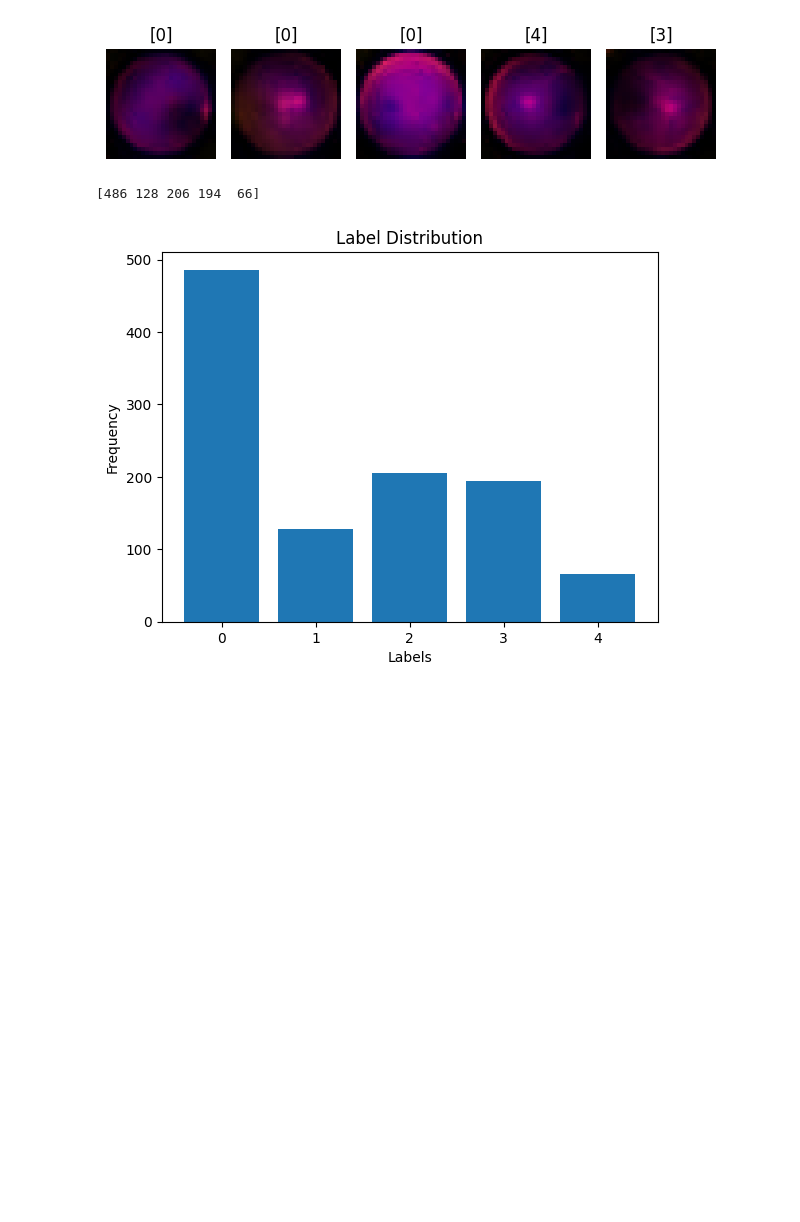
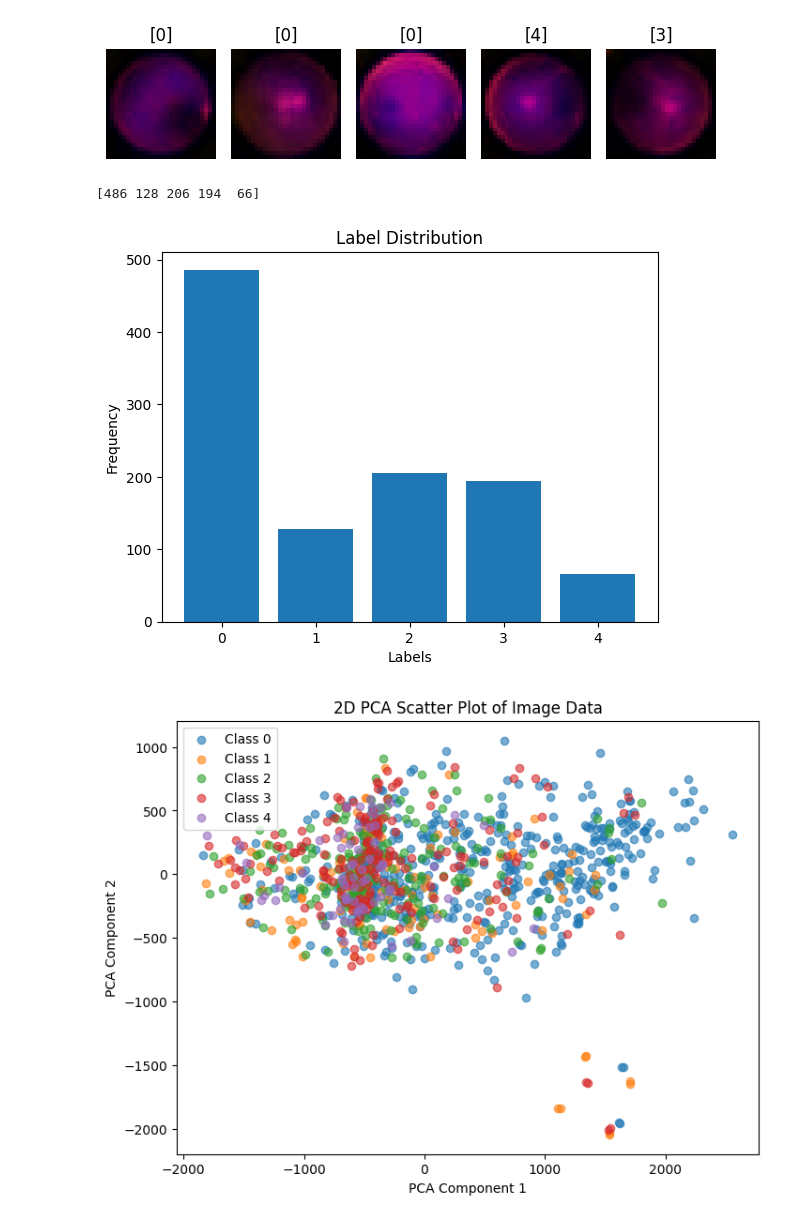
Before and after one commit to likeskymore/3395-competition2, a Jupyter notebook: notebook.ipynb, the cells around one changed output. Drawn from its saved outputs; the diff is of its cells as text; code cells hidden in the pictures; blank space fills up the shorter version.

```diff
--- a/notebook.ipynb
+++ b/notebook.ipynb
@@ -3,34 +3,83 @@ import pickle
 import matplotlib.pyplot as plt
 import numpy as np
 import csv
-import optuna
 from sklearn.metrics import confusion_matrix, ConfusionMatrixDisplay
+from sklearn.decomposition import PCA
+import matplotlib.pyplot as plt
+
+
 
 
 # Load the data
 with open('data/train_data.pkl', 'rb') as f:
     data = pickle.load(f)
 
 images = data['images']
 labels = data['labels']
 
 for i in range(5):
     plt.subplot(1, 5, i+1)
     plt.imshow(images[i])
     plt.title(f"{labels[i]}")
     plt.axis('off')
 
 plt.tight_layout()
 plt.show()
 
 unique_labels = np.unique(labels, return_counts=True)
 print(unique_labels[1])
 plt.bar(unique_labels[0], unique_labels[1])
 plt.xlabel('Labels')
 plt.ylabel('Frequency')
 plt.title('Label Distribution')
 plt.show()
+
+
+y = labels.flatten()  # Ensure y is 1D
+
+# Flatten images
+X = images.reshape(len(images), -1)
+
+pca2 = PCA(n_components=2)
+X_reduced = pca2.fit_transform(X)
+
+# Plot
+plt.figure(figsize=(8,6))
+for lbl in np.unique(y):
+    plt.scatter(X_reduced[y==lbl, 0], X_reduced[y==lbl, 1], label=f"Class {lbl}", alpha=0.6)
+plt.xlabel('PCA Component 1')
+plt.ylabel('PCA Component 2')
+plt.title('2D PCA Scatter Plot of Image Data')
+plt.legend()
+plt.show()
+
+
+
+# Reduce to 3 components
+pca3 = PCA(n_components=3)
+X_reduced = pca3.fit_transform(X)
+
+# Plot in 3D
+fig = plt.figure(figsize=(10, 8))
+ax = fig.add_subplot(111, projection='3d')
+
+for lbl in np.unique(y):
+    ax.scatter(
+        X_reduced[y == lbl, 0],
+        X_reduced[y == lbl, 1],
+        X_reduced[y == lbl, 2],
+        label=f"Class {lbl}",
+        alpha=0.6
+    )
+
+ax.set_xlabel("PCA Component 1")
+ax.set_ylabel("PCA Component 2")
+ax.set_zlabel("PCA Component 3")
+plt.title("3D PCA Scatter Plot of Image Data")
+plt.legend()
+plt.show()
 # %% [output]
 [figure]
 [486 128 206 194  66]
 [figure]
+[figure, added]
```
Also changed, not shown: parts of 4 cells of this notebook, 2 other files.
